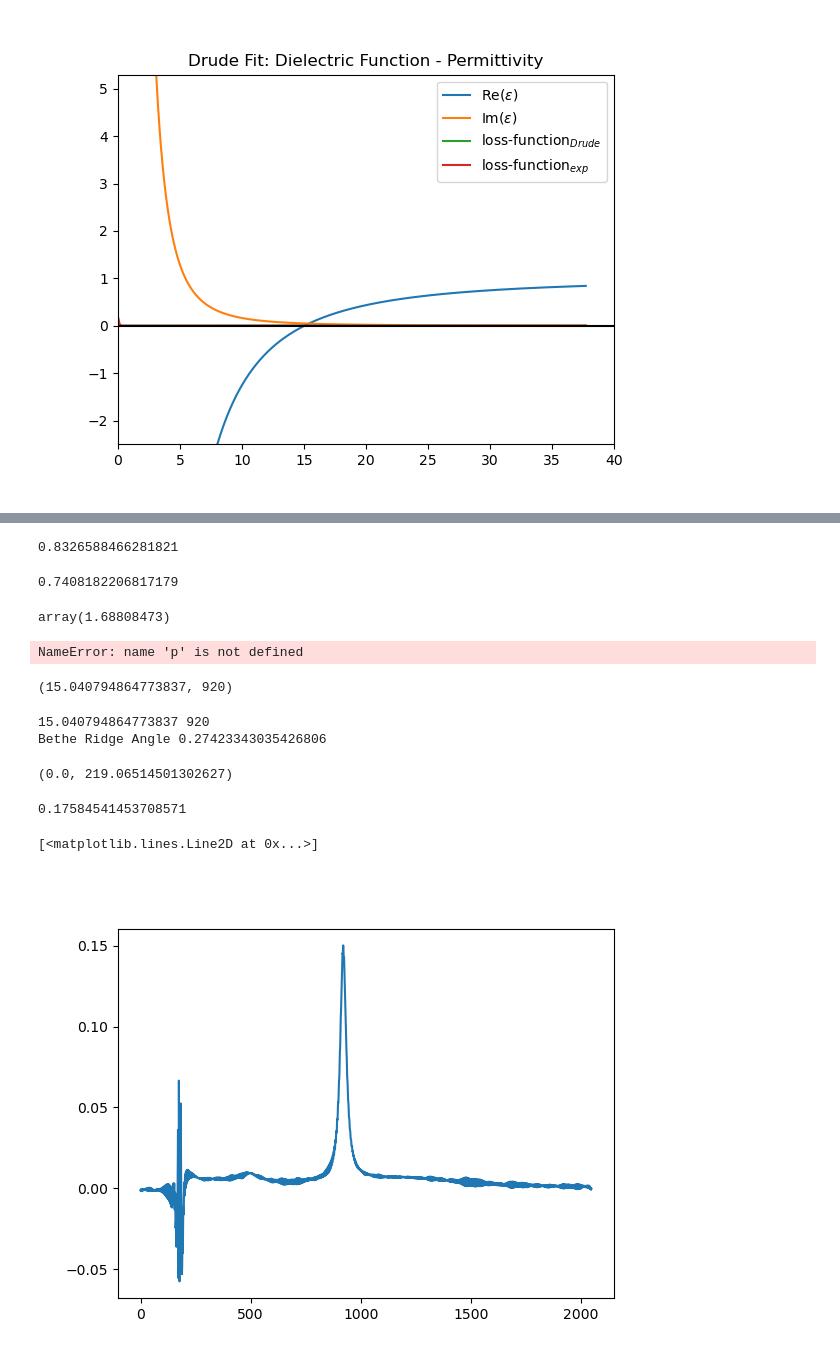
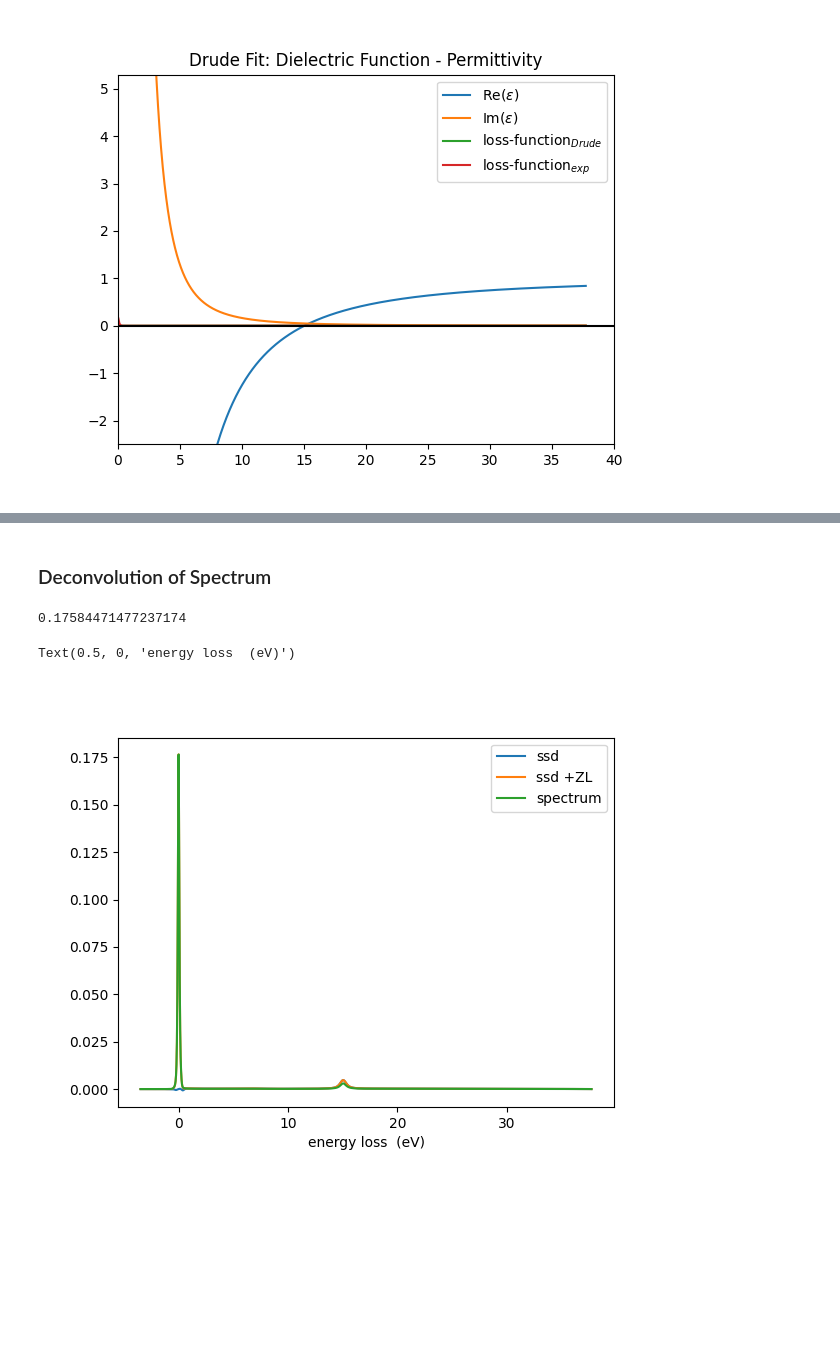
Before and after one commit to SergeiVKalinin/ML-ElectronMicroscopy-2023, a Jupyter notebook: Lecture 3/0_Analyse_Low_Loss.ipynb, the cells around one changed output, grey strips where cells are left out. Saved outputs shown, nothing was run; the diff lists cells and outputs as text; code cells hidden in the pictures; blank space fills up the shorter version.

```diff
--- a/Lecture 3/0_Analyse_Low_Loss.ipynb
+++ b/Lecture 3/0_Analyse_Low_Loss.ipynb
@@ -387,12 +406,0 @@ plt.plot(eels_dataset)
-# %%
-p2[3]
-# %% [output]
-0.8326588466281821
-# %%
-np.power(0.3,(0))*np.exp(-.3)
-# %% [output]
-0.7408182206817179
-# %%
-zero_loss.sum()
-# %% [output]
-array(1.68808473)
@@ -445,4 +406,0 @@ def newDrudeBgd(self,x,p):
-# %%
-p[3]
-# %% [output]
-NameError: name 'p' is not defined
@@ -539,36 +407,35 @@ def PMFP(ssdLL, energy_scale):
-# %%
-Ep = np.array(eels_dataset.energy_loss)[0]+np.array(ssdLL).argmax(0)*(np.array(eels_dataset.energy_loss)[1]-np.array(eels_dataset.energy_loss)[0])
-Ep,  np.array(ssdLL).argmax(0)
-# %% [output]
-(15.040794864773837, 920)
-# %%
-PMFP(np.array(ssdLL), np.array(eels_dataset.energy_loss))
-# %% [output]
-15.040794864773837 920
-Bethe Ridge Angle 0.27423343035426806
-(0.0, 219.06514501302627)
+# %% [markdown]
+### Deconvolution of Spectrum
 # %%
-# Use resolution Function as ZL if existing
-# print len(LLSpec)
+# ---Input----------------
+resolution =  0.3 # in eV
+# ------------------------
 LLSpec = eels_dataset
 zero_loss, _ = eels_tools.resolution_function(eels_dataset.energy_loss, eels_dataset, .4)
 
 j = np.fft.fft(eels_dataset)
+gaussian = eels_tools.gauss(eels_dataset.energy_loss, [0.0, zero_loss.max(), resolution])
 z = np.fft.fft(zero_loss)
-j1 = z*np.log(j/z)
+resolution_fft =  np.fft.fft(gaussian)
+j1 = np.log(j/z)*resolution_fft
 ssdLL =np.fft.ifft(j1).real#,'fourier-log deconvolution')
 
 #self.parent.text2.append('\n Single Scattering Deconvolution, Done')
 if np.array(eels_dataset).sum() > 0.0:
     tmfp = np.log(np.array(eels_dataset).sum()/zero_loss.sum())
 else:
     tmfp = 0.0
 Ep = np.array(eels_dataset.energy_loss)[0]+np.array(ssdLL).argmax(0)*(np.array(eels_dataset.energy_loss)[1]-np.array(eels_dataset.energy_loss)[0])
 
 print(tmfp)
 plt.figure()
-plt.plot(ssdLL)
+plt.plot(eels_dataset.energy_loss, ssdLL, label='ssd')
+plt.plot(eels_dataset.energy_loss, ssdLL+zero_loss, label='ssd +ZL')
+plt.plot(eels_dataset.energy_loss, LLSpec, label='spectrum')
+
+plt.legend()
+plt.xlabel('energy loss  (eV)')
 # %% [output]
-0.17584541453708571
+0.17584471477237174
-[<matplotlib.lines.Line2D at 0x...>]
+Text(0.5, 0, 'energy loss  (eV)')
-[figure, old version]
+[figure, new version]
```
Also changed, not shown: parts of 20 cells of this notebook, 51 other files.
